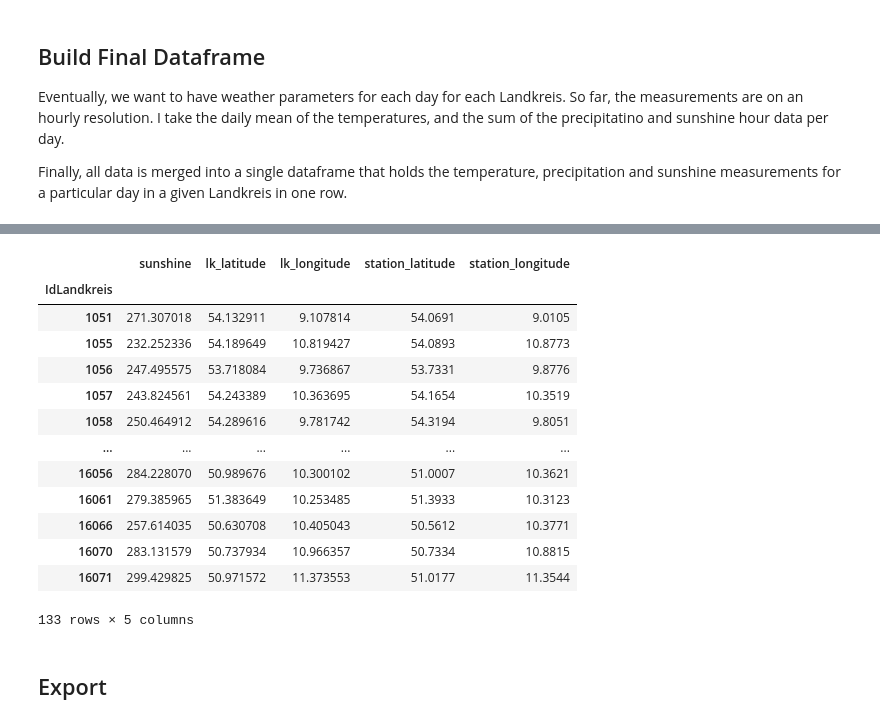
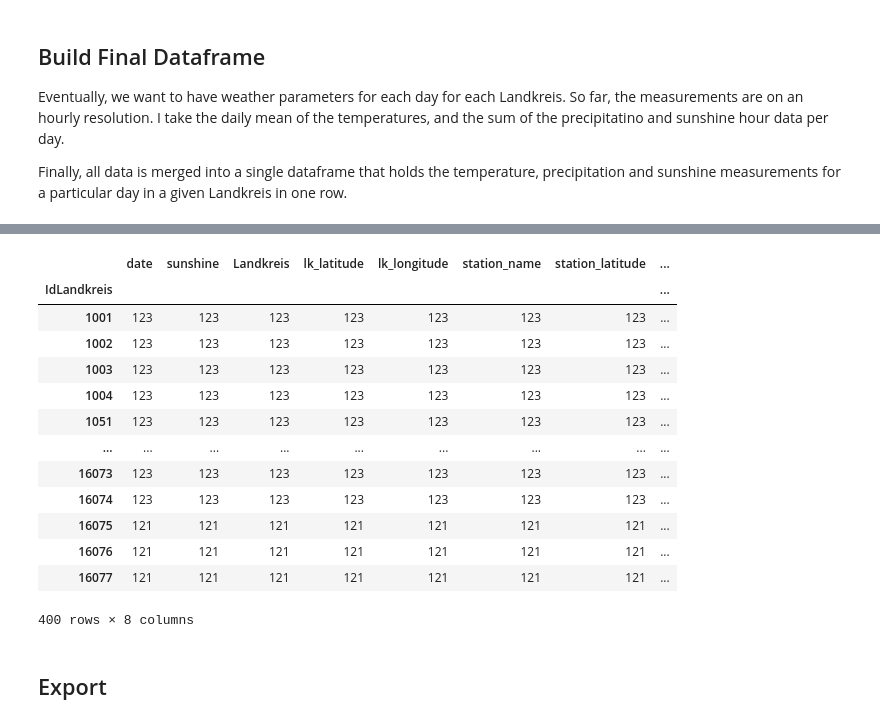
Before and after one commit to fynnwi/dppd_weather, a Jupyter notebook: notebooks/02 - Data Processing.ipynb, the cells around one changed output, grey strips where cells are left out. Drawn from its saved outputs; the diff is of its cells as text; code cells hidden in the pictures.

Commit message:
fixed station-matching bug

```diff
--- a/notebooks/02 - Data Processing.ipynb
+++ b/notebooks/02 - Data Processing.ipynb
@@ -146,0 +170,7 @@ pd.concat([df_lk, df_landkreise]).drop_duplicates(['IdLandkreis'], keep=False)
+# %%
+df_lk.loc[3159, 'Name kurz'] = "Göttingen"
+df_lk.loc[3159, 'Typ'] = "Landkreis"
+df_lk.loc[3159, 'latitude'] = 51.540120
+df_lk.loc[3159, 'longitude'] = 9.930627
+
+df_lk.loc[3159]
@@ -146,0 +186,3 @@ pd.concat([df_lk, df_landkreise]).drop_duplicates(['IdLandkreis'], keep=False)
+# %%
+df_lk.reset_index(inplace=True)
+df_lk
@@ -150,14 +206,20 @@ pd.concat([df_lk, df_landkreise]).drop_duplicates(['IdLandkreis'], keep=False)
 - iterate over all Landkreise
 - assign every Landkreis the weather station that is closest to it
 # %%
-def assign_weather_station_to_landkreis(df_stations, df_lk):
+def assign_weather_station_to_landkreis(df_stations, df_lk, df_weather):
     """Compares the center of each Landkreis with the location of each weather station
        and finds the one station that is closest to a particular Landkreis center.
     """
+
+    # filter out stations that don't provide data in df_weather
+    not_allowed = pd.concat([df_stations, df_weather]).drop_duplicates('station_id', keep=False)
+    df_stations = df_stations[~df_stations['station_id'].isin(not_allowed['station_id'])]
+
     closest_station_dict = {}
-    for lk_idx, lk_row in df_lk.iterrows():
+    for lk_idx, lk_row in tqdm(df_lk.iterrows(), total=df_lk.shape[0]):
         idLandkreis = lk_row['IdLandkreis']
         for idx, row in df_stations.iterrows():
+
             # calculate distance between station and landkreis center
             lk_lat = lk_row['latitude']
             lk_lon = lk_row['longitude']
@@ -180,9 +242,9 @@ def assign_weather_station_to_landkreis(df_stations, df_lk):
     return df
 # %%
 # these variables contain the assiciation of Landkreis to weather station
-temp_lk_stations = assign_weather_station_to_landkreis(df_temp_stations, df_lk)
-prec_lk_stations = assign_weather_station_to_landkreis(df_prec_stations, df_lk)
-sun_lk_stations = assign_weather_station_to_landkreis(df_sun_stations, df_lk)
+temp_lk_stations = assign_weather_station_to_landkreis(df_temp_stations, df_lk, df_temp)
+prec_lk_stations = assign_weather_station_to_landkreis(df_prec_stations, df_lk, df_prec)
+sun_lk_stations = assign_weather_station_to_landkreis(df_sun_stations, df_lk, df_sun)
 sun_lk_stations
 # %% [output]
 |  | IdLandkreis | station_id | distance |
@@ -308,20 +409,20 @@ sun_final
 # %%
-sun_final.groupby('IdLandkreis').mean()
+sun_final.groupby('IdLandkreis').count()
 # %% [output]
-|  | sunshine | lk_latitude | lk_longitude | station_latitude | station_longitude |
-| IdLandkreis |  |  |  |  |  |
-| 1051 | 271.307018 | 54.132911 | 9.107814 | 54.0691 | 9.0105 |
-| 1055 | 232.252336 | 54.189649 | 10.819427 | 54.0893 | 10.8773 |
-| 1056 | 247.495575 | 53.718084 | 9.736867 | 53.7331 | 9.8776 |
-| 1057 | 243.824561 | 54.243389 | 10.363695 | 54.1654 | 10.3519 |
-| 1058 | 250.464912 | 54.289616 | 9.781742 | 54.3194 | 9.8051 |
-| ... | ... | ... | ... | ... | ... |
-| 16056 | 284.228070 | 50.989676 | 10.300102 | 51.0007 | 10.3621 |
-| 16061 | 279.385965 | 51.383649 | 10.253485 | 51.3933 | 10.3123 |
-| 16066 | 257.614035 | 50.630708 | 10.405043 | 50.5612 | 10.3771 |
-| 16070 | 283.131579 | 50.737934 | 10.966357 | 50.7334 | 10.8815 |
-| 16071 | 299.429825 | 50.971572 | 11.373553 | 51.0177 | 11.3544 |
+|  | date | sunshine | Landkreis | lk_latitude | lk_longitude | station_name | station_latitude | ... |
+| IdLandkreis |  |  |  |  |  |  |  | ... |
+| 1001 | 123 | 123 | 123 | 123 | 123 | 123 | 123 | ... |
+| 1002 | 123 | 123 | 123 | 123 | 123 | 123 | 123 | ... |
+| 1003 | 123 | 123 | 123 | 123 | 123 | 123 | 123 | ... |
+| 1004 | 123 | 123 | 123 | 123 | 123 | 123 | 123 | ... |
+| 1051 | 123 | 123 | 123 | 123 | 123 | 123 | 123 | ... |
+| ... | ... | ... | ... | ... | ... | ... | ... | ... |
+| 16073 | 123 | 123 | 123 | 123 | 123 | 123 | 123 | ... |
+| 16074 | 123 | 123 | 123 | 123 | 123 | 123 | 123 | ... |
+| 16075 | 121 | 121 | 121 | 121 | 121 | 121 | 121 | ... |
+| 16076 | 121 | 121 | 121 | 121 | 121 | 121 | 121 | ... |
+| 16077 | 121 | 121 | 121 | 121 | 121 | 121 | 121 | ... |
-133 rows × 5 columns
+400 rows × 8 columns
 # %% [markdown]
 ## Export
 # %%
```
Also changed, not shown: parts of 21 cells of this notebook, 11 other files.
